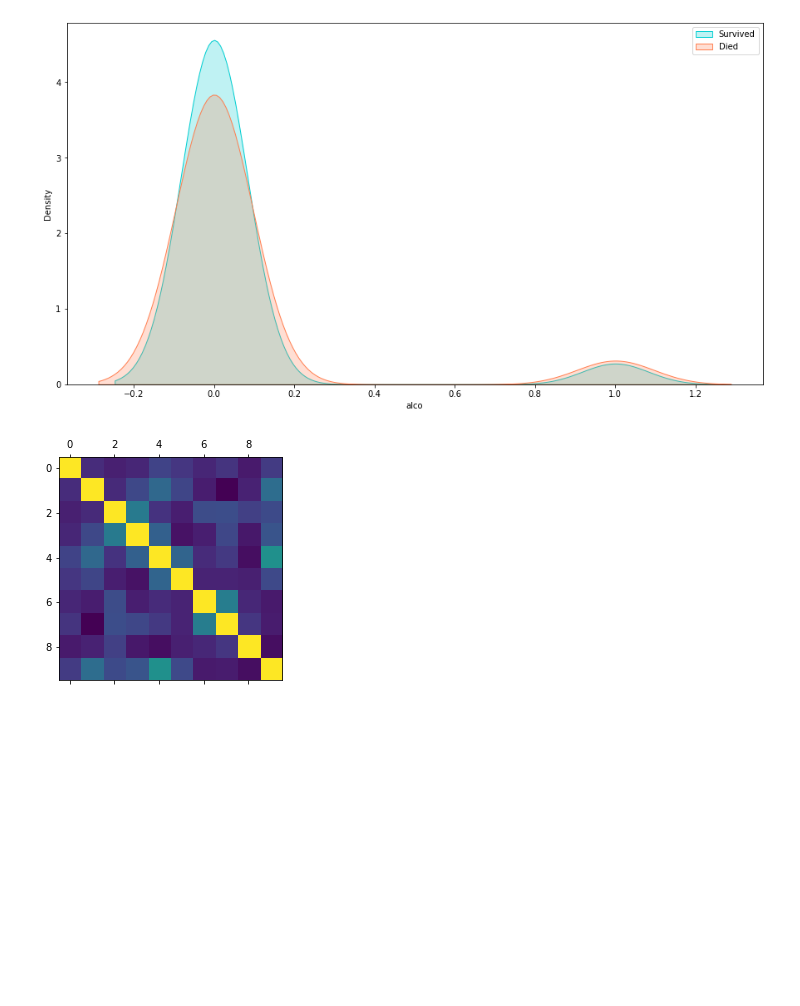
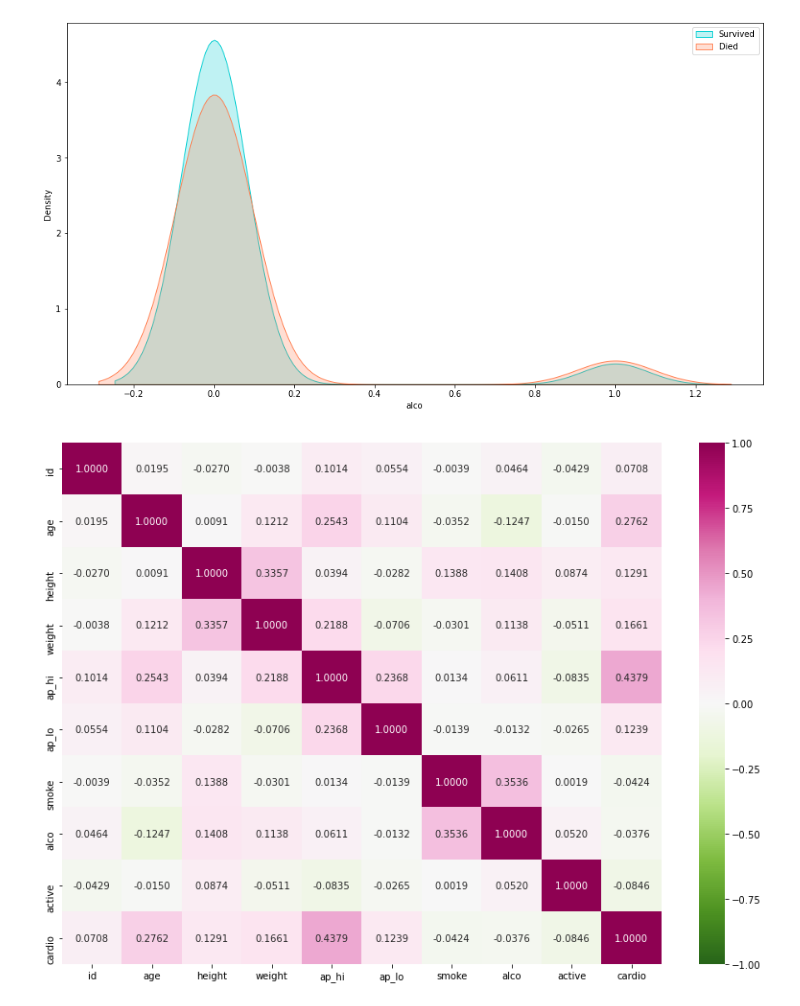
Before and after one commit to PrabjyotObhi/CMPE257, a Jupyter notebook: Lab_1/PartOne/part_one_lab.ipynb, the cells around one changed output. Saved outputs shown, nothing was run; the diff lists cells and outputs as text; code cells hidden in the pictures; blank space fills up the shorter version.

```diff
--- a/Lab_1/PartOne/part_one_lab.ipynb
+++ b/Lab_1/PartOne/part_one_lab.ipynb
@@ -295,9 +314,3 @@ plt.show
 # %% [output]
 <function matplotlib.pyplot.show(close=None, block=None)>
 [figure]
-# %%
-#Make plot bigger
-plt.matshow(cardio_train_data_set.corr())
-plt.show()
-# %% [output]
-[figure, removed]
@@ -305,0 +317,7 @@ plt.show()
+# %%
+#Make plot bigger
+corrs = cardio_train_data_set.corr()
+plt.figure(figsize = (14, 10))
+sns.heatmap(corrs, annot = True, vmin = -1, vmax = 1, fmt = '.4f', cmap=plt.cm.PiYG_r);
+# %% [output]
+[figure, added]
```
Also changed, not shown: parts of 28 cells of this notebook.
